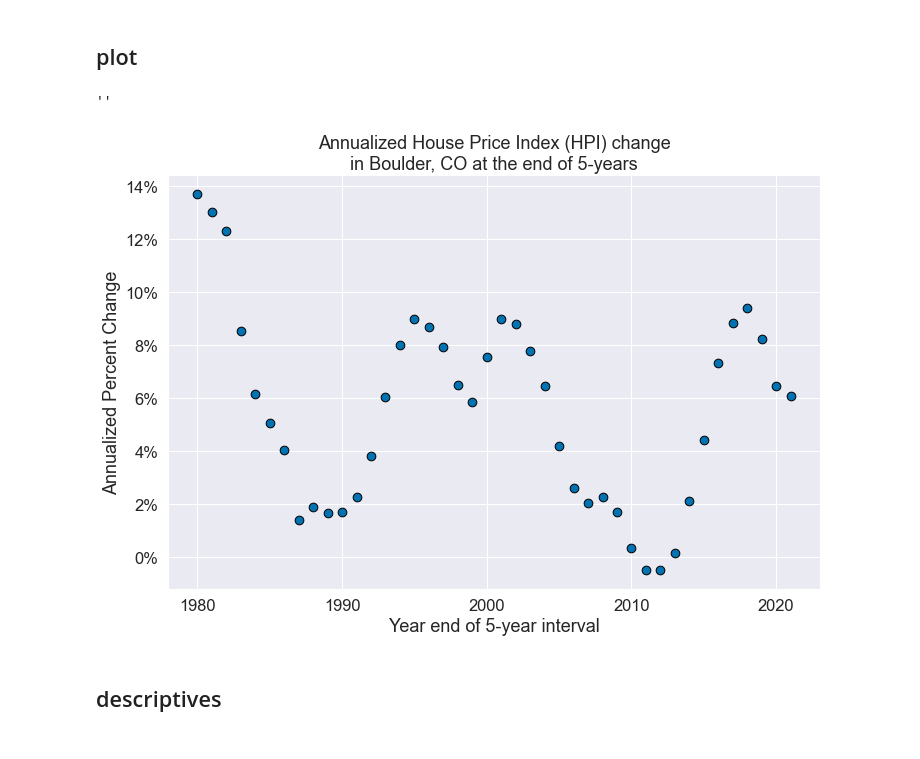
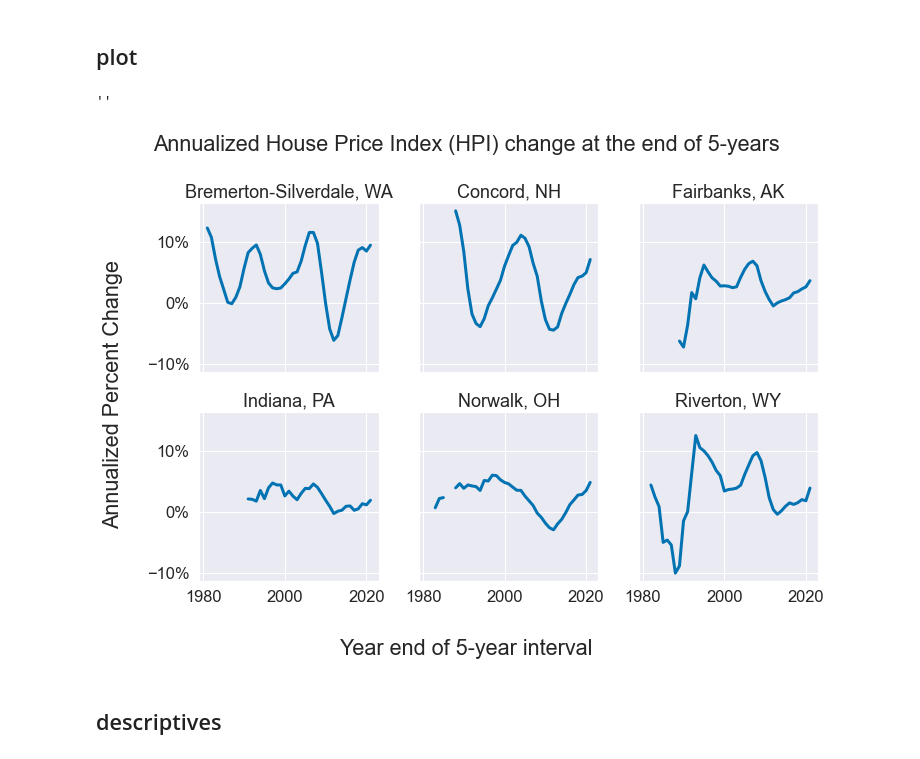
Before and after one commit to nmmichalak/hpi-analysis, a Jupyter notebook: 20220907_hpi_analysis.ipynb, the cells around one changed output. Saved outputs shown, nothing was run; the diff lists cells and outputs as text; code cells hidden in the pictures.

Commit message:
increased number of cbsas in data and plot

```diff
--- a/20220907_hpi_analysis.ipynb
+++ b/20220907_hpi_analysis.ipynb
@@ -114,23 +114,37 @@ hpi_change_x_year
 ## plot
 # %%
 # figure and axes
-fig, axes = plt.subplots(figsize = (10.5, 7.5))
+fig, axes = plt.subplots(nrows = 2, ncols = 3, figsize = (10.5, 7.5), sharex = True, sharey = True)
 
-# scatterplot
-axes.scatter(hpi_change_x_year["year_end"], hpi_change_x_year["annual_change_frac"], s = 75, edgecolor = "black")
+# flatten axes
+axes = axes.flatten()
 
-# axes format
-axes.yaxis.set_major_formatter(mpl.ticker.PercentFormatter(xmax = 1, decimals = 0))
+# index
+i = 0
 
-# titles
-axes.set(xlabel = f"Year end of {interval_length}-year interval", ylabel = "Annualized Percent Change", title = f"Annualized House Price Index (HPI) change\nin {cbsa_name} at the end of {interval_length}-years")
+for cbsa_name_i, data_i in hpi_change_x_year.groupby(["cbsa_name"]):
+    # scatterplot
+    axes[i].plot(data_i["year_end"], data_i["annual_change_frac"], linewidth = 3)
+
+    # axes format
+    axes[i].yaxis.set_major_formatter(mpl.ticker.PercentFormatter(xmax = 1, decimals = 0))
+
+    # titles
+    axes[i].set(title = f"{cbsa_name_i}")
+
+    # increase index
+    i += 1
+
+fig.supxlabel(f"Year end of {interval_length}-year interval")
+fig.supylabel("Annualized Percent Change")
+fig.suptitle(f"Annualized House Price Index (HPI) change at the end of {interval_length}-years")
 
 # tighten layout
 fig.tight_layout()
 ;
 # %% [output]
 ''
-[figure, old version]
+[figure, new version]
 # %% [markdown]
 ## descriptives
 # %%
```
Also changed, not shown: parts of 3 cells of this notebook.
